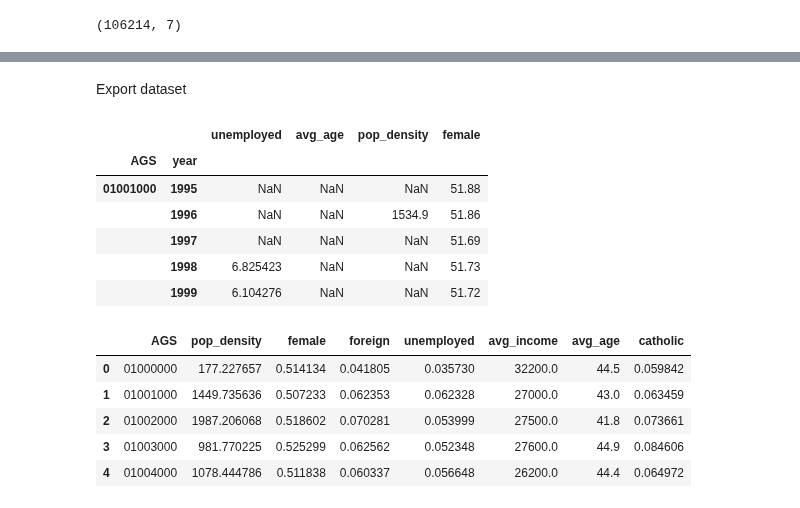
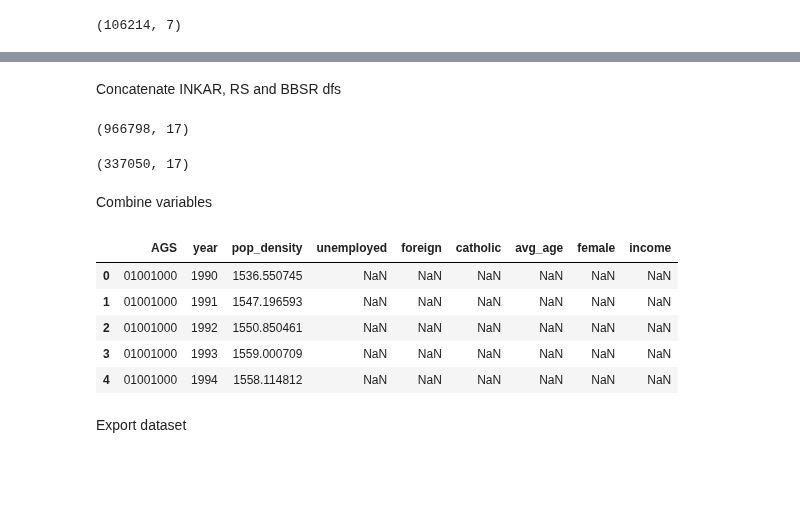
Before and after one commit to jan-schaeffer/powerlinemonsters, a Jupyter notebook: controls_prep.ipynb, the cells around one changed output, grey strips where cells are left out. Cells and saved outputs as stored; diff of their text form; code cells hidden in the pictures; blank space fills up the shorter version.

Commit message:
prep controls from INKAR, BBSR and RS

```diff
--- a/controls_prep.ipynb
+++ b/controls_prep.ipynb
@@ -98,33 +200,53 @@ del controls['AVS']
+# %%
+bbsr_controls = pd.concat(filtered_bbsr.values())
+# %% [markdown]
+Concatenate INKAR, RS and BBSR dfs
+# %%
+all_controls = pd.concat([inkar_controls, rs_controls, bbsr_controls])
+#all_controls = all_controls.set_index(['AGS', 'year'])
+all_controls.shape
+# %% [output]
+(966798, 17)
+# %%
+grouped_controls = all_controls.groupby(['AGS', 'year'], as_index=False).first()
+grouped_controls.shape
+# %% [output]
+(337050, 17)
+# %% [markdown]
+Combine variables
+# %%
+controls = grouped_controls.copy()
+# Population: Inkar has exact number from 95-17, BBSR has in thousands -94, in hundreds from 18 (despite header saying it is in thousands)
+controls['pop'] = controls['pop_inkar']
+controls['pop'] = np.where(controls['year'] < 1995, controls['pop_bbsr'] * 1000, controls['pop'])
+controls['pop'] = np.where(controls['year'] > 2017, controls['pop_bbsr'] * 100, controls['pop'])
+# pop density can now be calculated since we have area and population for all years
+controls['pop_density'] = controls['pop'] / controls['area']
+# share of unemployed
+controls['unemployed'] = controls['unemployed_inkar'] / controls['pop'] * 100
+# share of foreigners
+controls['foreign'] = controls['foreign_rs'] / controls['pop'] * 100
+# catholics
+controls['catholic'] = controls['catholic_rs'] / controls['pop'] * 100
+# avg_age: inkar has more data
+controls['avg_age'] = controls['avg_age_inkar']
+# same for share of females
+controls['female'] = controls['female_inkar']
+# take the log of income * 10000
+controls['income'] = controls['income_rs'].str.replace(',', '.').astype(float)*1000
+controls['income'] = np.log(controls['income'])
+# %%
+controls = controls[['AGS', 'year', 'pop_density', 'unemployed', 'foreign', 'catholic', 'avg_age', 'female', 'income']]
+controls.head()
+# %% [output]
+|  | AGS | year | pop_density | unemployed | foreign | catholic | avg_age | female | income |
+| 0 | 01001000 | 1990 | 1536.550745 | NaN | NaN | NaN | NaN | NaN | NaN |
+| 1 | 01001000 | 1991 | 1547.196593 | NaN | NaN | NaN | NaN | NaN | NaN |
+| 2 | 01001000 | 1992 | 1550.850461 | NaN | NaN | NaN | NaN | NaN | NaN |
+| 3 | 01001000 | 1993 | 1559.000709 | NaN | NaN | NaN | NaN | NaN | NaN |
+| 4 | 01001000 | 1994 | 1558.114812 | NaN | NaN | NaN | NaN | NaN | NaN |
 # %% [markdown]
 Export dataset
 # %%
 controls = controls.set_index(['AGS', 'year'])
 controls.to_csv(f'{path}/data/controls.csv', encoding = 'utf-8-sig')
-controls.head()
-# %% [output]
-|  |  | unemployed | avg_age | pop_density | female |
-| AGS | year |  |  |  |  |
-| 01001000 | 1995 | NaN | NaN | NaN | 51.88 |
-|  | 1996 | NaN | NaN | 1534.9 | 51.86 |
-|  | 1997 | NaN | NaN | NaN | 51.69 |
-|  | 1998 | 6.825423 | NaN | NaN | 51.73 |
-|  | 1999 | 6.104276 | NaN | NaN | 51.72 |
-# %%
-controls['pop_density'] = controls['Bevölkerung'] / controls['Area']
-controls['male'] = controls['männlich'] / controls['Bevölkerung']
-controls['female'] = controls['weiblich'] / controls['Bevölkerung']
-controls['foreign'] = controls['Ausländer/-innen'] / controls['Bevölkerung']
-controls['employed'] = controls['Beschäftigte'] / controls['Bevölkerung']
-controls['unemployed'] = controls['Arbeitslose'] / controls['Bevölkerung']
-controls['protestant'] = controls['Evangelisch'] / controls['Bevölkerung']
-controls['catholic'] = controls['Katholisch'] / controls['Bevölkerung']
-controls['religion_other'] = controls['Religion Sonstige/Keine'] / controls['Bevölkerung']
-controls = controls[['AGS', 'pop_density', 'female', 'foreign', 'unemployed', 'avg_income', 'avg_age', 'catholic']]
-controls.head()
-# %% [output]
-|  | AGS | pop_density | female | foreign | unemployed | avg_income | avg_age | catholic |
-| 0 | 01000000 | 177.227657 | 0.514134 | 0.041805 | 0.035730 | 32200.0 | 44.5 | 0.059842 |
-| 1 | 01001000 | 1449.735636 | 0.507233 | 0.062353 | 0.062328 | 27000.0 | 43.0 | 0.063459 |
-| 2 | 01002000 | 1987.206068 | 0.518602 | 0.070281 | 0.053999 | 27500.0 | 41.8 | 0.073661 |
-| 3 | 01003000 | 981.770225 | 0.525299 | 0.062562 | 0.052348 | 27600.0 | 44.9 | 0.084606 |
-| 4 | 01004000 | 1078.444786 | 0.511838 | 0.060337 | 0.056648 | 26200.0 | 44.4 | 0.064972 |
```
Also changed, not shown: parts of 35 cells of this notebook, 1 other file.
